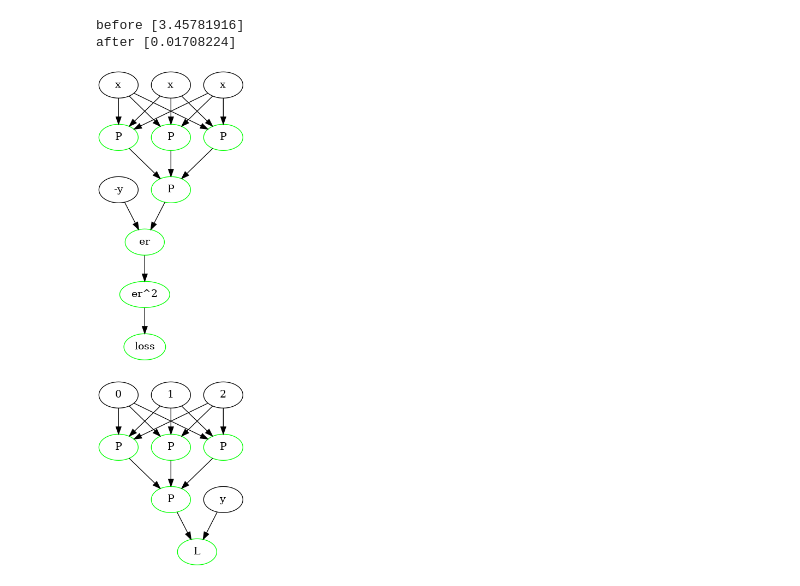
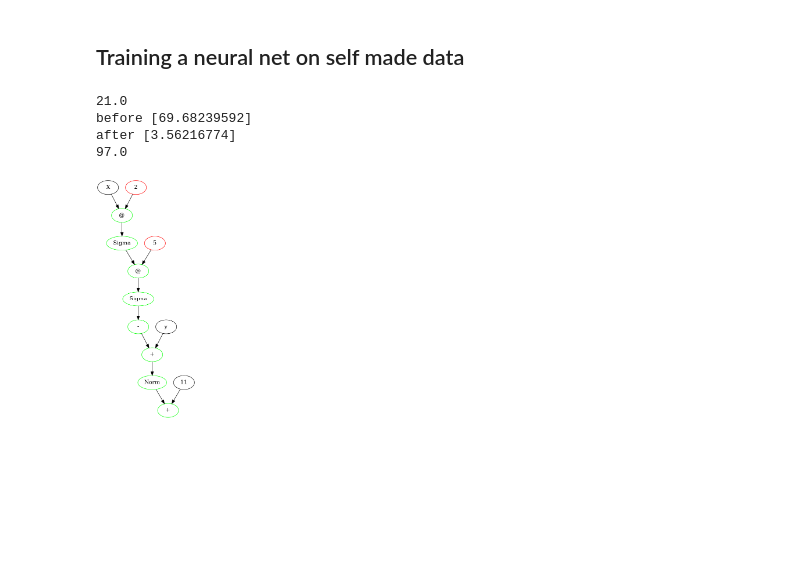
Before and after one commit to pranav-joshi-iitgn/ML_Journey, a Jupyter notebook: AutoDif.ipynb, the cells around one changed output. Cells and saved outputs as stored; diff of their text form; code cells hidden in the pictures; blank space fills up the shorter version.

```diff
--- a/AutoDif.ipynb
+++ b/AutoDif.ipynb
@@ -422,27 +438,0 @@ g
-# %%
-Reset()
-N = 100
-layer1 = [Constant(random.random(N),"x") for _ in range(3)]
-layer2 = [perceptron(layer1) for _ in range(3)]
-y = around(sigmoid(sum([random.random()*n.value for n in layer1]) + 0.5*random.random(N)))
-my = Constant(-y,"-y")
-P = perceptron(layer2)
-er = Add([P,my],"er")
-er2 = Pow([er,Constant(array([2]),None,False)],"er^2")
-L = Sum([er2],"loss")
-Descend(1000)
-Show(g,150)
-# %% [output]
-before [3.45781916]
-after [0.01708224]
-[figure, removed]
-# %%
-Reset()
-N = 100
-X = random.random((N,3))
-y = sigmoid(dot(X,-5+10*random.random(3))+random.random(N))
-net = Net([3,3])
-net.assign(X,y)
-Show(g,150)
-# %% [output]
-[figure, removed]
@@ -450,0 +439,25 @@ from numpy.linalg import eig
+# %% [markdown]
+## Training a neural net on self made data
+# %%
+Reset()
+N = 100
+m = 10
+n = 1
+X = random.random((N,m))
+M = 1-2*random.random((m,n))
+y = (sign((X**2-X) @ M)+1)/2
+X = Constant(X,"X")
+y = Constant(y,"y")
+y_pred = Layer(Layer(X,m,5),5,n)
+L = SqErM([y_pred,y])
+dt =0.01
+print(mean(around(y_pred.value)==y.value)*100)
+Descend(10000)
+print(mean(around(y_pred.value)==y.value)*100)
+Show(g)
+# %% [output]
+21.0
+before [69.68239592]
+after [3.56216774]
+97.0
+[figure, added]
```
Also changed, not shown: parts of 17 cells of this notebook.
